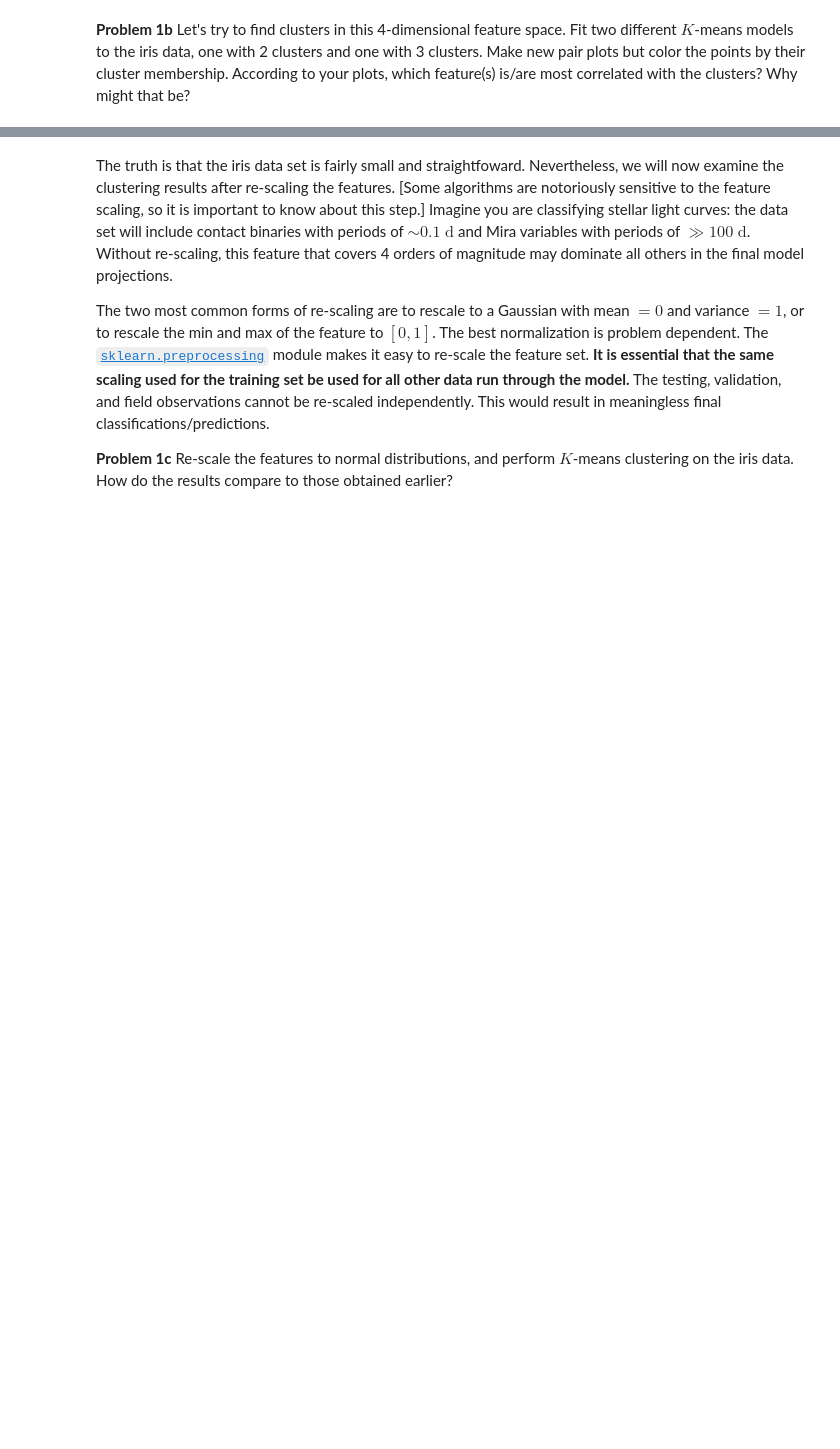
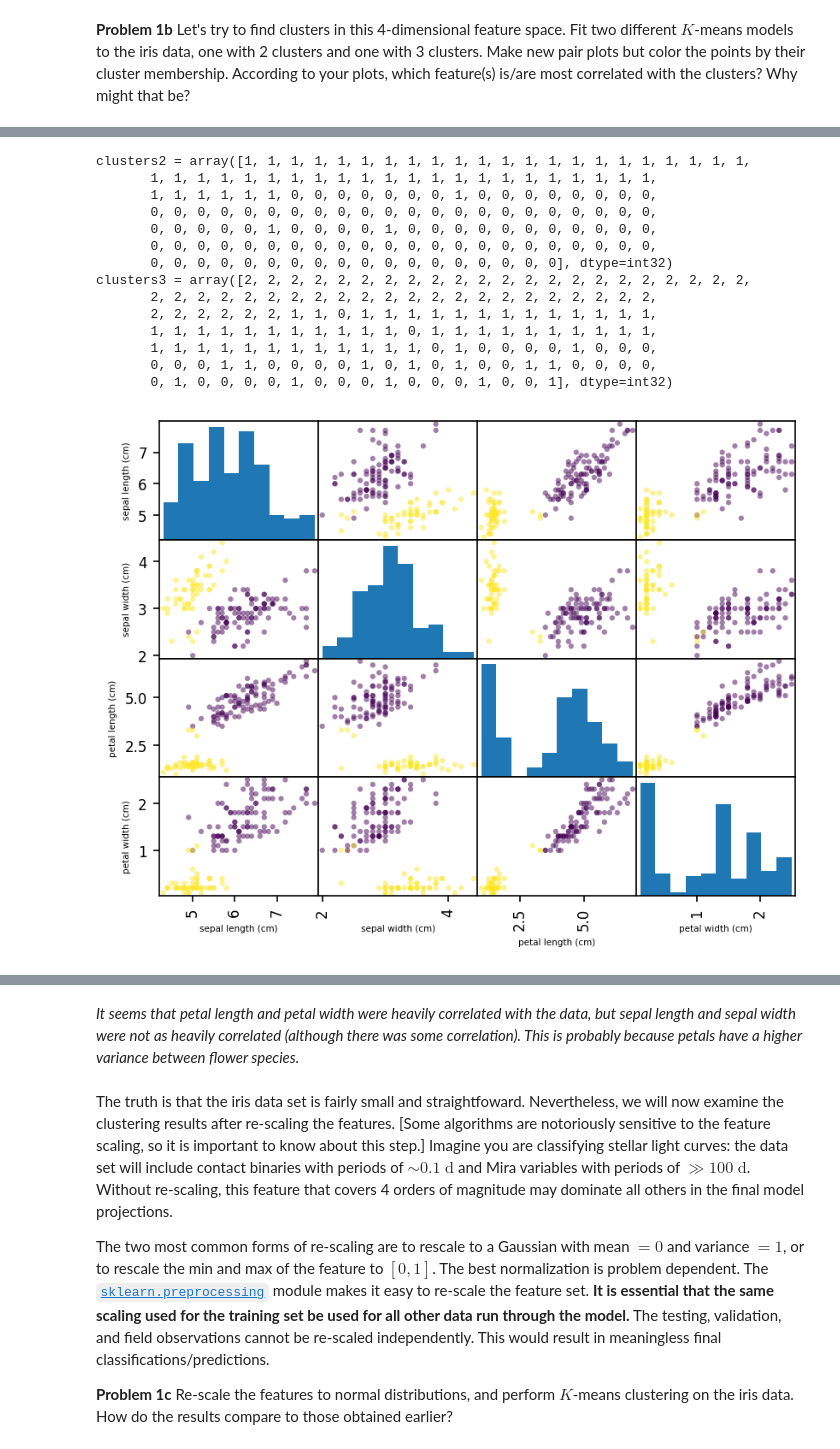
Before and after one commit to ASTR154/clustering, a Jupyter notebook: clustering.ipynb, the cells around one changed output, grey strips where cells are left out. Cells and saved outputs as stored; diff of their text form; code cells hidden in the pictures; blank space fills up the shorter version.

```diff
--- a/clustering.ipynb
+++ b/clustering.ipynb
@@ -38,0 +52,38 @@ print(clusters2)
+# %%
+from sklearn.cluster import KMeans
+
+# predict with 2 clusters
+kmeans2 = KMeans(n_clusters=2)
+kmeans2.fit(iris_frame.values)
+clusters2 = kmeans2.predict(iris_frame.values)
+print(f'{clusters2 = }')
+scatter2 = pd.plotting.scatter_matrix(iris_frame, c=clusters2)
+
+
+# repeat with 3 clusters
+kmeans3 = KMeans(n_clusters=3)
+kmeans3.fit(iris_frame.values)
+clusters3 = kmeans3.predict(iris_frame.values)
+print(f'{clusters3 = }')
+scatter3 = pd.plotting.scatter_matrix(iris_frame, c=clusters3)
+for scatter_plot in [scatter2, scatter3]:
+    for ax in scatter_plot.ravel():
+        ax.set_xlabel(ax.get_xlabel(), fontsize=5)
+        ax.set_ylabel(ax.get_ylabel(), fontsize=5)
+plt.show()
+# %% [output]
+clusters2 = array([1, 1, 1, 1, 1, 1, 1, 1, 1, 1, 1, 1, 1, 1, 1, 1, 1, 1, 1, 1, 1, 1,
+       1, 1, 1, 1, 1, 1, 1, 1, 1, 1, 1, 1, 1, 1, 1, 1, 1, 1, 1, 1, 1, 1,
+       1, 1, 1, 1, 1, 1, 0, 0, 0, 0, 0, 0, 0, 1, 0, 0, 0, 0, 0, 0, 0, 0,
+       0, 0, 0, 0, 0, 0, 0, 0, 0, 0, 0, 0, 0, 0, 0, 0, 0, 0, 0, 0, 0, 0,
+       0, 0, 0, 0, 0, 1, 0, 0, 0, 0, 1, 0, 0, 0, 0, 0, 0, 0, 0, 0, 0, 0,
+       0, 0, 0, 0, 0, 0, 0, 0, 0, 0, 0, 0, 0, 0, 0, 0, 0, 0, 0, 0, 0, 0,
+       0, 0, 0, 0, 0, 0, 0, 0, 0, 0, 0, 0, 0, 0, 0, 0, 0, 0], dtype=int32)
+clusters3 = array([2, 2, 2, 2, 2, 2, 2, 2, 2, 2, 2, 2, 2, 2, 2, 2, 2, 2, 2, 2, 2, 2,
+       2, 2, 2, 2, 2, 2, 2, 2, 2, 2, 2, 2, 2, 2, 2, 2, 2, 2, 2, 2, 2, 2,
+       2, 2, 2, 2, 2, 2, 1, 1, 0, 1, 1, 1, 1, 1, 1, 1, 1, 1, 1, 1, 1, 1,
+       1, 1, 1, 1, 1, 1, 1, 1, 1, 1, 1, 0, 1, 1, 1, 1, 1, 1, 1, 1, 1, 1,
+       1, 1, 1, 1, 1, 1, 1, 1, 1, 1, 1, 1, 0, 1, 0, 0, 0, 0, 1, 0, 0, 0,
+       0, 0, 0, 1, 1, 0, 0, 0, 0, 1, 0, 1, 0, 1, 0, 0, 1, 1, 0, 0, 0, 0,
+       0, 1, 0, 0, 0, 0, 1, 0, 0, 0, 1, 0, 0, 0, 1, 0, 0, 1], dtype=int32)
+[figure, added]
@@ -39,3 +91,5 @@ print(clusters2)
+# %% [markdown]
+*It seems that petal length and petal width were heavily correlated with the data, but sepal length and sepal width were not as heavily correlated (although there was some correlation). This is probably because petals have a higher variance between flower species.*
 # %% [markdown]
 The truth is that the iris data set is fairly small and straightfoward. Nevertheless, we will now examine the clustering results after re-scaling the features. [Some algorithms are notoriously sensitive to the feature scaling, so it is important to know about this step.] Imagine you are classifying stellar light curves: the data set will include contact binaries with periods of $\sim 0.1 \; \mathrm{d}$ and Mira variables with periods of $\gg 100 \; \mathrm{d}$. Without re-scaling, this feature that covers 4 orders of magnitude may dominate all others in the final model projections.
 
```
Also changed, not shown: parts of 11 cells of this notebook.
